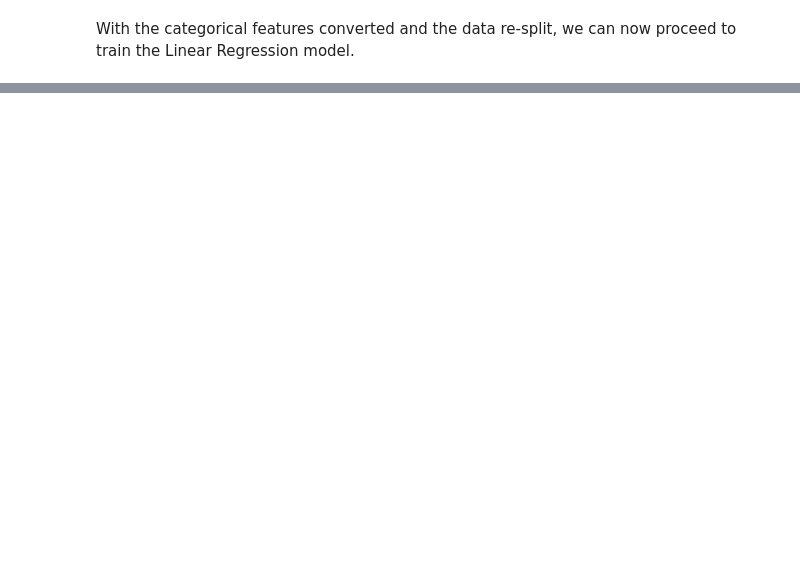
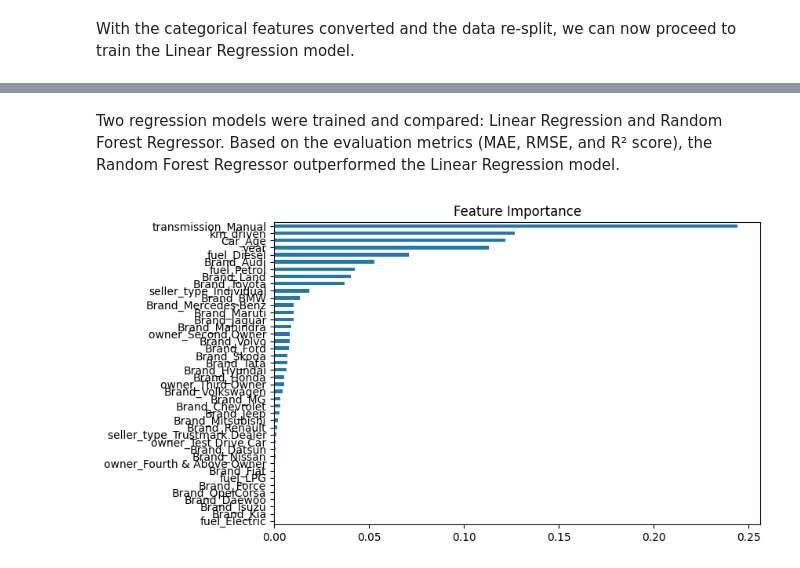
Before and after one commit to paurnavi25/OIBSIP-, a Jupyter notebook: DataScience_Task3_CarPricePrediction.ipynb, the cells around one changed output, grey strips where cells are left out. Cells and saved outputs as stored; diff of their text form; code cells hidden in the pictures; blank space fills up the shorter version.

```diff
--- a/DataScience_Task3_CarPricePrediction.ipynb
+++ b/DataScience_Task3_CarPricePrediction.ipynb
@@ -190,0 +197,8 @@ ValueError: could not convert string to float: 'Diesel'
+# %%
+rf = RandomForestRegressor(
+    random_state=42
+)
+
+rf.fit(X_train,y_train)
+
+pred_rf = rf.predict(X_test)
@@ -190,0 +230,18 @@ ValueError: could not convert string to float: 'Diesel'
+# %% [markdown]
+Two regression models were trained and compared: Linear Regression and Random Forest Regressor. Based on the evaluation metrics (MAE, RMSE, and R² score), the Random Forest Regressor outperformed the Linear Regression model.
+# %%
+importance = pd.Series(
+    rf.feature_importances_,
+    index=X.columns
+)
+
+importance.sort_values().plot(
+    kind='barh',
+    figsize=(8,5)
+)
+
+plt.title("Feature Importance")
+
+plt.show()
+# %% [output]
+[figure, added]
```
Also changed, not shown: parts of 7 cells of this notebook.
